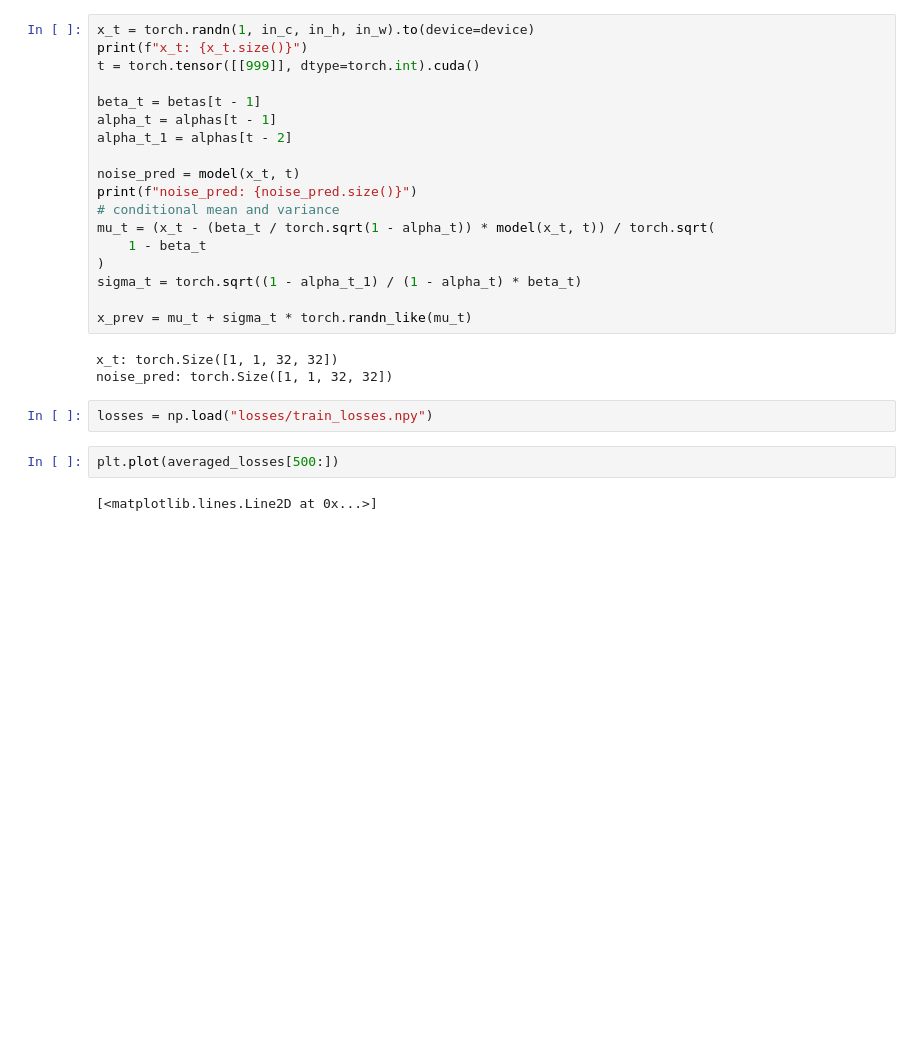
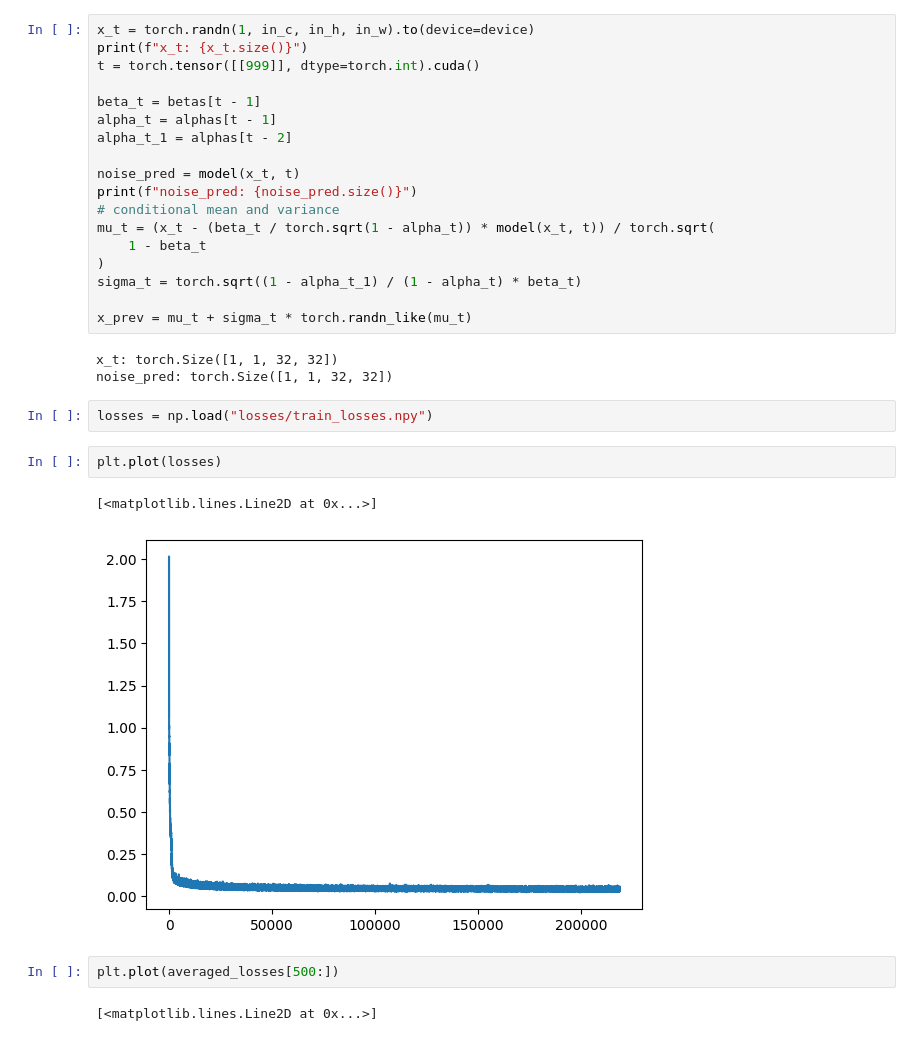
Before and after one commit to clu0/diffusion_models, a Jupyter notebook: naive/run_mnist.ipynb, the cells around one changed output. Saved outputs shown, nothing was run; the diff lists cells and outputs as text; blank space fills up the shorter version.

```diff
--- a/naive/run_mnist.ipynb
+++ b/naive/run_mnist.ipynb
@@ -186,6 +232,11 @@ x_t: torch.Size([1, 1, 32, 32])
 noise_pred: torch.Size([1, 1, 32, 32])
 # %%
 losses = np.load("losses/train_losses.npy")
+# %%
+plt.plot(losses)
+# %% [output]
+[<matplotlib.lines.Line2D at 0x...>]
+[figure, added]
 # %%
 plt.plot(averaged_losses[500:])
 # %% [output]
```
Also changed, not shown: parts of 13 cells of this notebook, 3 other files.
